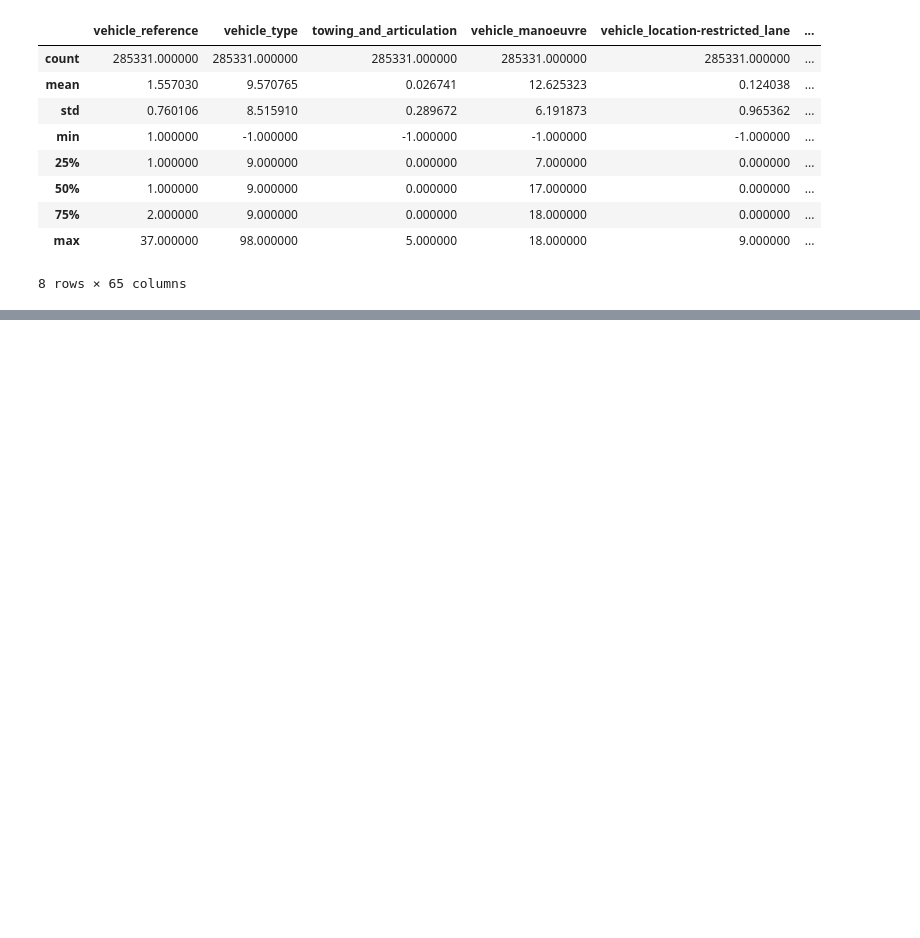
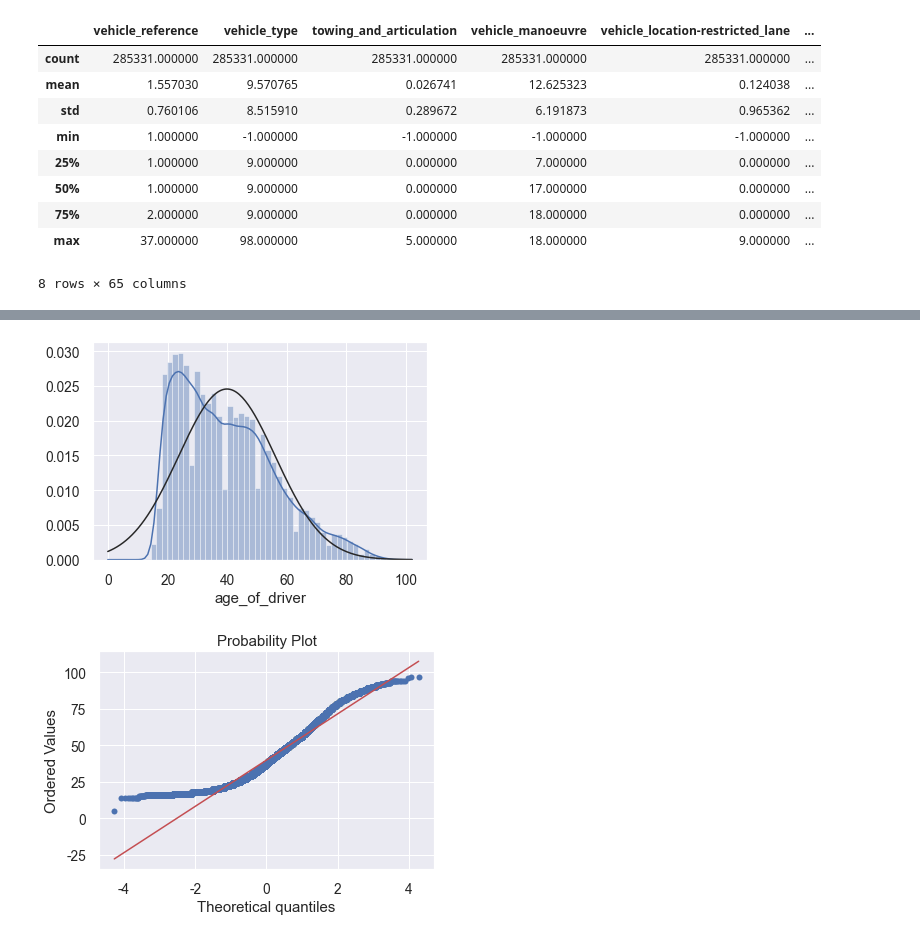
Before and after one commit to oohyun15/Prediction-of-Traffic-Accident-Risk, a Jupyter notebook: src/Preprocessing2.ipynb, the cells around one changed output, grey strips where cells are left out. Saved outputs shown, nothing was run; the diff lists cells and outputs as text; code cells hidden in the pictures; blank space fills up the shorter version.

```diff
--- a/src/Preprocessing2.ipynb
+++ b/src/Preprocessing2.ipynb
@@ -89,0 +299,11 @@ TypeError: unsupported operand type(s) for /: 'method' and 'int'
+# %%
+from scipy.stats import norm
+from scipy import stats
+#histogram and normal probability plot
+sns.distplot(df1['age_of_driver'], fit=norm);
+fig = plt.figure()
+res = stats.probplot(df1['age_of_driver'], plot=plt)
+plt.show()
+# %% [output]
+[figure, added]
+[figure, added]
```
Also changed, not shown: parts of 18 cells of this notebook, 2 other files.
